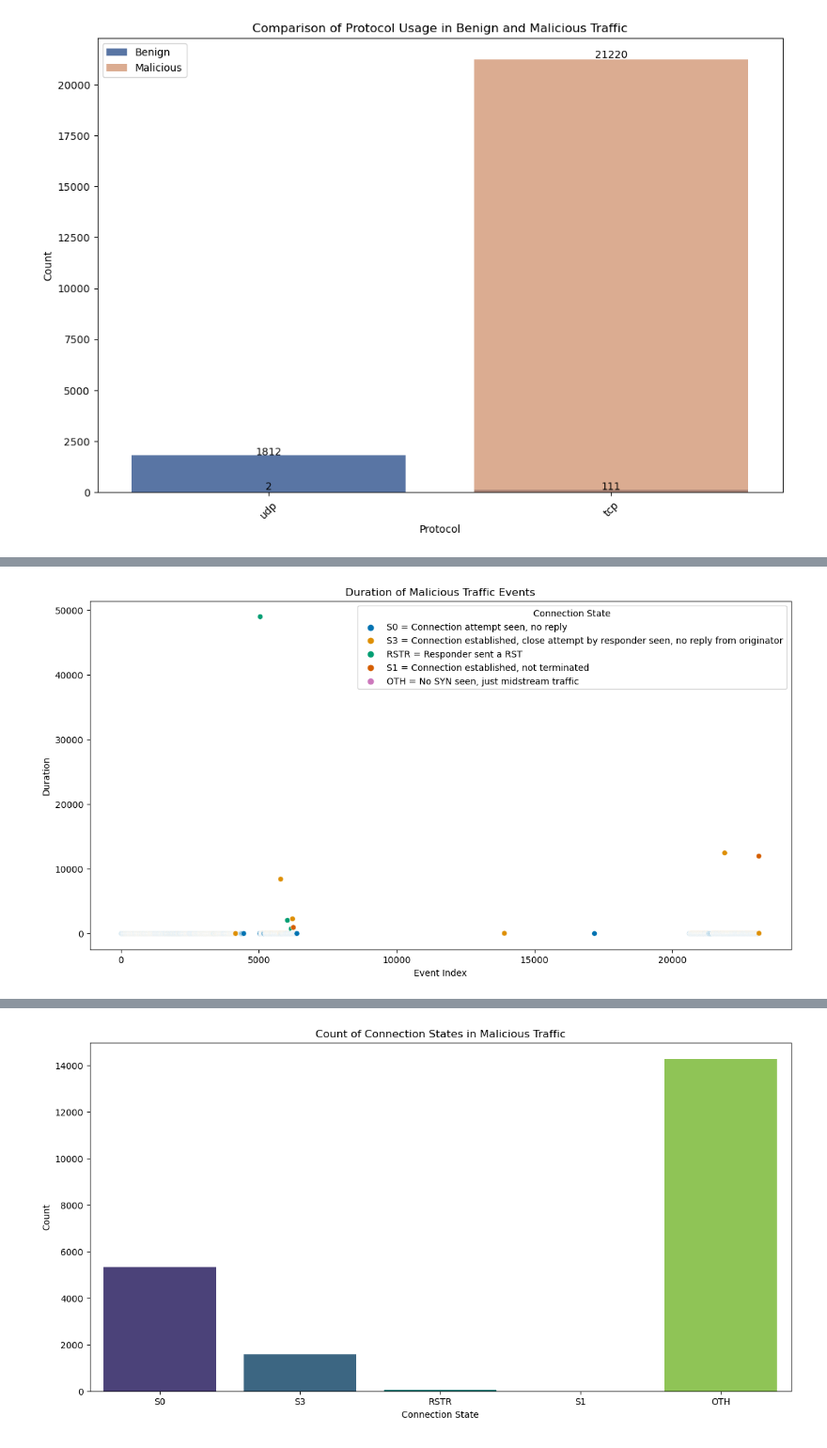
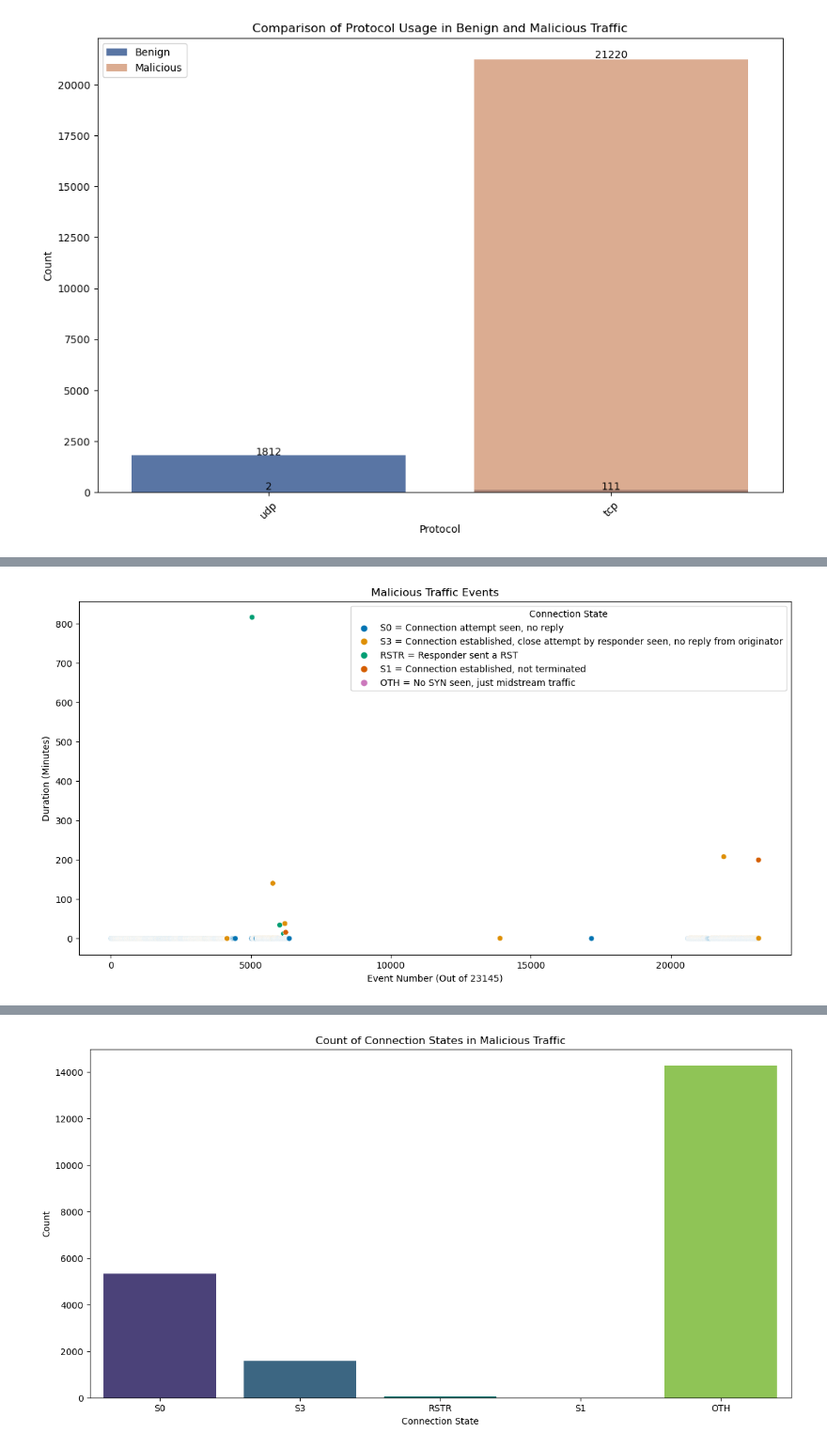
Before and after one commit to sdave777/Internet-of-Things_IDS_Data, a Jupyter notebook: Scratch.ipynb, the cells around one changed output, grey strips where cells are left out. Shown at 94% size. Drawn from its saved outputs; the diff is of its cells as text; code cells hidden in the pictures.

```diff
--- a/Scratch.ipynb
+++ b/Scratch.ipynb
@@ -6,6 +6,8 @@ import seaborn as sns
 # %%
 data = pd.read_csv('data/IOTNET24_IDS.csv').drop('Unnamed: 0', axis=1)
 
+data['duration'] = data['duration'] / 60
+
 data.head()
 # %% [output]
 |  | id.orig_h | id.orig_p | id.resp_h | id.resp_p | proto | service | duration | orig_bytes | resp_bytes | ... |
@@ -16,0 +19,8 @@ data.head()
+# %%
+malicious_data = data[data['label'] != 'Benign'].copy()
+
+malicious_data['duration'] = malicious_data['duration'].astype(float)
+
+malicious_data['event_index'] = malicious_data.index
+
+malicious_data.head()
@@ -17,6 +34,6 @@ data.head()
 # %%
-malicious_data = data[data['label'] != 'Benign']
+benign_data = data[data['label'] == 'Benign'].copy()
 
-malicious_data.head()
+benign_data.head()
 # %% [output]
 |  | id.orig_h | id.orig_p | id.resp_h | id.resp_p | proto | service | duration | orig_bytes | resp_bytes | ... |
@@ -124,38 +146,30 @@ Name: duration, dtype: float64
 # %%
-malicious_data_copy = malicious_data.copy()
-malicious_data_copy.loc[:, 'event_index'] = malicious_data_copy.index
-
-# Create a column for the index to use as the x-axis
-malicious_data_copy = malicious_data.copy()
-malicious_data_copy.loc[:, 'event_index'] = malicious_data_copy.index
-
-# Plot the scatter plot for duration of each event
 plt.figure(figsize=(14, 7))
-scatter_plot = sns.scatterplot(data=malicious_data_copy, x='event_index', y='duration', hue='conn_state', palette='colorblind', legend='full')
-plt.title('Duration of Malicious Traffic Events')
-plt.xlabel('Event Index')
-plt.ylabel('Duration')
+scatter_plot = sns.scatterplot(data=malicious_data, x='event_index', y='duration', hue='conn_state', palette='colorblind', legend='full')
+plt.title('Malicious Traffic Events')
+plt.xlabel('Event Number (Out of 23145)')
+plt.ylabel('Duration (Minutes)')
 
 legend_labels = {
     'S0': 'S0 = Connection attempt seen, no reply',
     'S3': 'S3 = Connection established, close attempt by responder seen, no reply from originator',
     'RSTR': 'RSTR = Responder sent a RST',
     'S1': 'S1 = Connection established, not terminated',
     'OTH': 'OTH = No SYN seen, just midstream traffic'
 }
 
 # Get the current handles and labels
 handles, labels = scatter_plot.get_legend_handles_labels()
 
 # Replace the labels with the custom labels
 new_labels = [legend_labels.get(label, label) for label in labels]
 
 # Create the custom legend
 scatter_plot.legend(handles, new_labels, title='Connection State', loc='upper right')
 
 plt.show()
 # %% [output]
-[figure, old version]
+[figure, new version]
 # %%
 max_duration_row = malicious_data.loc[malicious_data['duration'].idxmax()]
 
```
Also changed, not shown: parts of 15 cells of this notebook, 4 other files.
